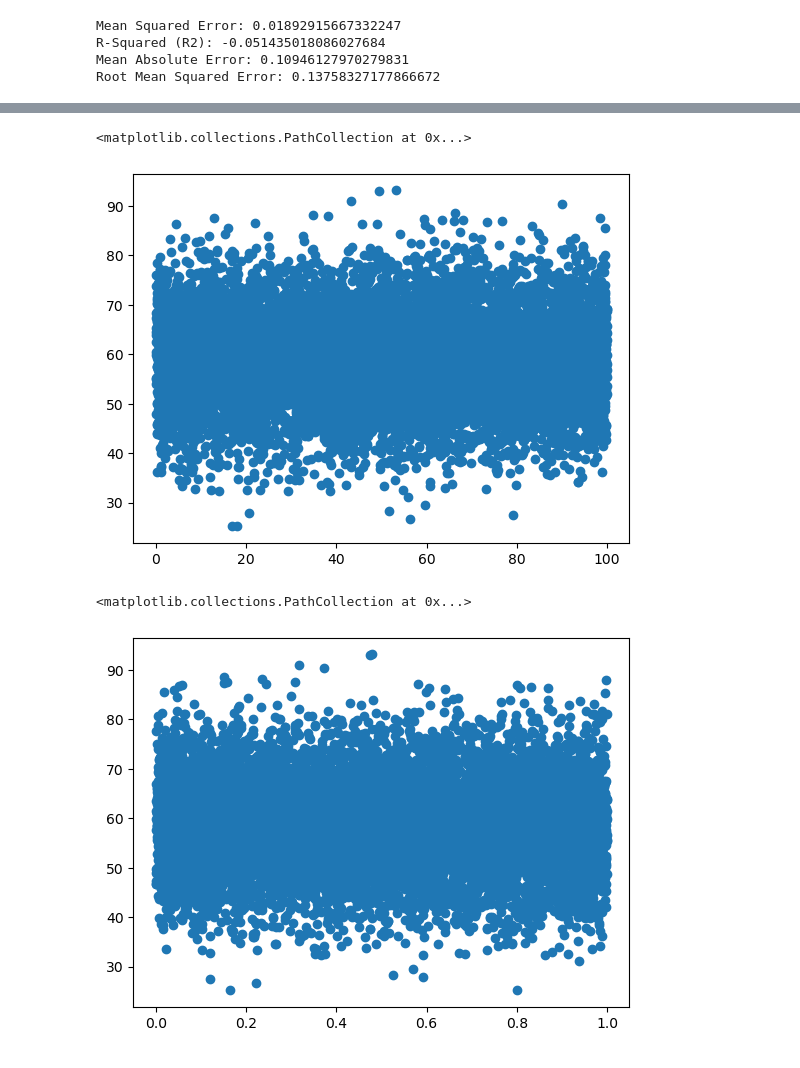
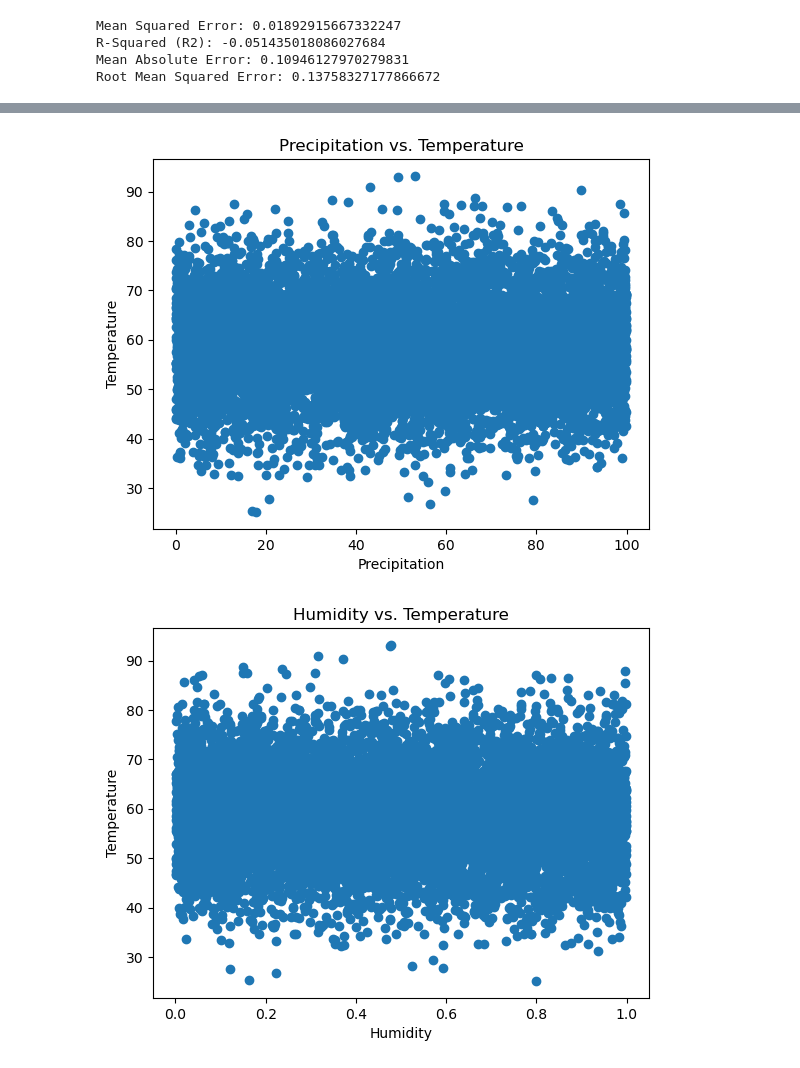
Before and after one commit to totallythemayor/STAT4185_Final_Project, a Jupyter notebook: main.ipynb, the cells around one changed output, grey strips where cells are left out. Cells and saved outputs as stored; diff of their text form; code cells hidden in the pictures.

```diff
--- a/main.ipynb
+++ b/main.ipynb
@@ -253,12 +270,22 @@ plt.scatter(df["Sea Level Rise"], df["Temperature"])
 # %%
 plt.scatter(df["Precipitation"], df["Temperature"])
+
+plt.xlabel('Precipitation')
+plt.ylabel('Temperature')
+plt.title('Precipitation vs. Temperature')
+
+plt.show()
 # %% [output]
-<matplotlib.collections.PathCollection at 0x...>
-[figure, old version]
+[figure, new version]
 # %%
 plt.scatter(df["Humidity"], df["Temperature"])
+
+plt.xlabel('Humidity')
+plt.ylabel('Temperature')
+plt.title('Humidity vs. Temperature')
+
+plt.show()
 # %% [output]
-<matplotlib.collections.PathCollection at 0x...>
-[figure, old version]
+[figure, new version]
 # %%
 plt.scatter(df["Wind Speed"], df["Temperature"])
```
Also changed, not shown: parts of 6 cells of this notebook.
